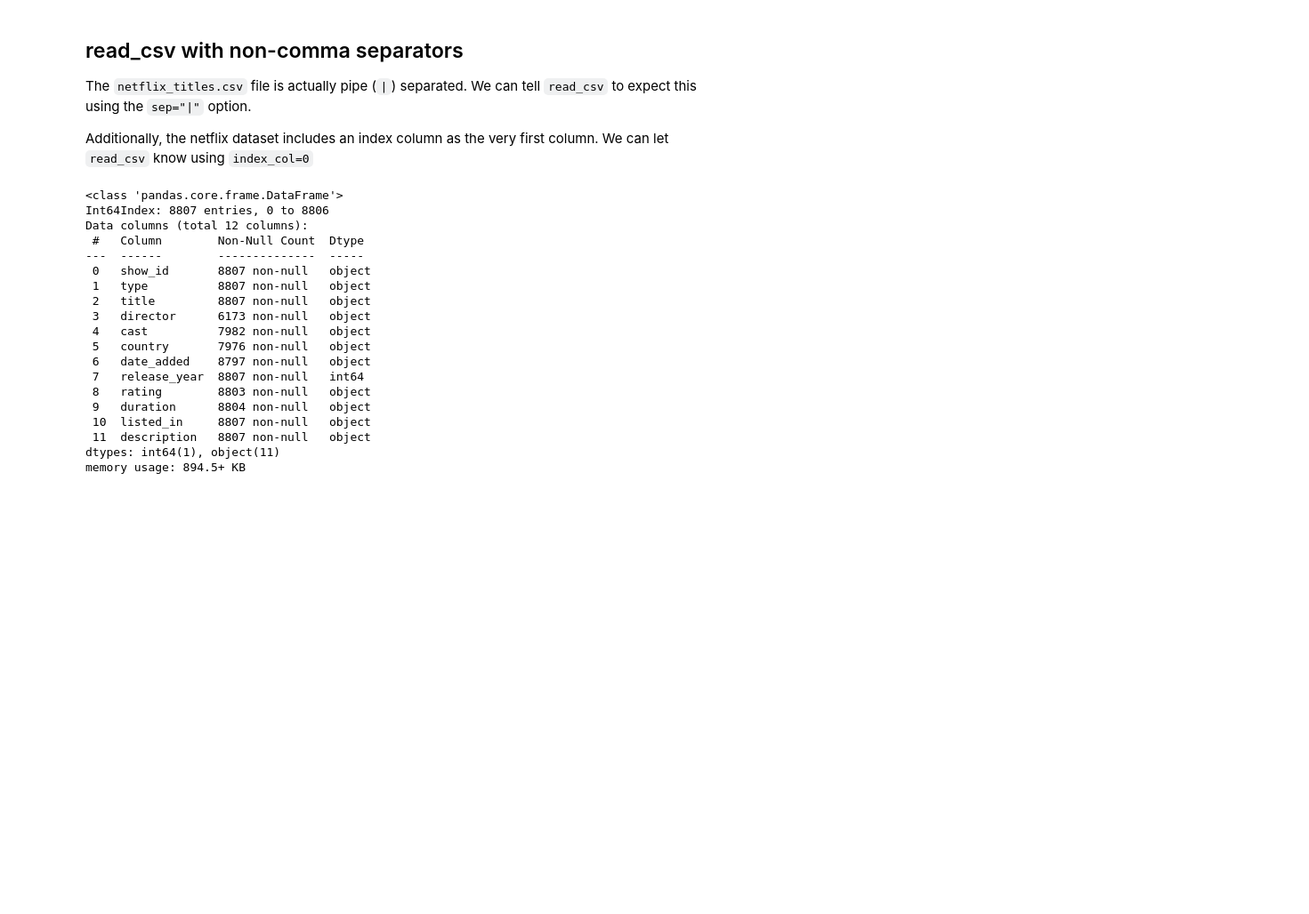
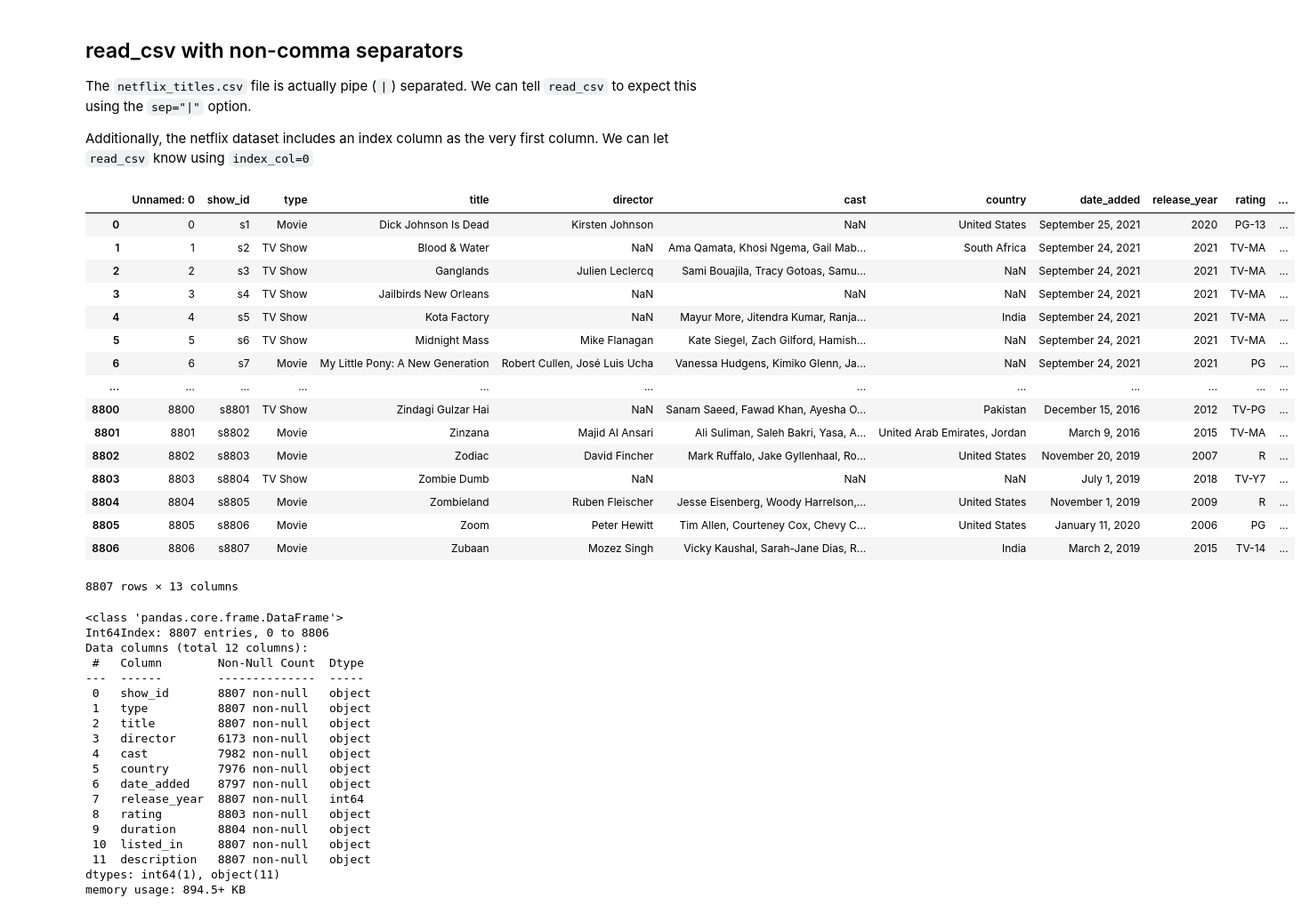
Before and after one commit to devmike-mjpstrategies/python_data_analysis, a Jupyter notebook: LESSONS/01_DataFrames_Intro.ipynb, the cells around one changed output. Shown: that part at 89% size. Saved outputs shown, nothing was run; the diff lists cells and outputs as text; code cells hidden in the pictures; blank space fills up the shorter version.

```diff
--- a/LESSONS/01_DataFrames_Intro.ipynb
+++ b/LESSONS/01_DataFrames_Intro.ipynb
@@ -329,7 +325,26 @@ The `netflix_titles.csv` file is actually pipe (`|`) separated.  We can tell `re
 
 Additionally, the netflix dataset includes an index column as the very first column.  We can let `read_csv` know using `index_col=0`
 # %%
-netflix = pd.read_csv("data/netflix_titles.csv", sep="|", index_col=0)
+netflix = pd.read_csv("../DATA/netflix_titles.csv", sep="|", index_col=0)
+netflix
+# %% [output]
+|  | Unnamed: 0 | show_id | type | title | director | cast | country | date_added | release_year | rating | ... |
+| 0 | 0 | s1 | Movie | Dick Johnson Is Dead | Kirsten Johnson | NaN | United States | September 25, 2021 | 2020 | PG-13 | ... |
+| 1 | 1 | s2 | TV Show | Blood & Water | NaN | Ama Qamata, Khosi Ngema, Gail Mab... | South Africa | September 24, 2021 | 2021 | TV-MA | ... |
+| 2 | 2 | s3 | TV Show | Ganglands | Julien Leclercq | Sami Bouajila, Tracy Gotoas, Samu... | NaN | September 24, 2021 | 2021 | TV-MA | ... |
+| 3 | 3 | s4 | TV Show | Jailbirds New Orleans | NaN | NaN | NaN | September 24, 2021 | 2021 | TV-MA | ... |
+| 4 | 4 | s5 | TV Show | Kota Factory | NaN | Mayur More, Jitendra Kumar, Ranja... | India | September 24, 2021 | 2021 | TV-MA | ... |
+| 5 | 5 | s6 | TV Show | Midnight Mass | Mike Flanagan | Kate Siegel, Zach Gilford, Hamish... | NaN | September 24, 2021 | 2021 | TV-MA | ... |
+| 6 | 6 | s7 | Movie | My Little Pony: A New Generation | Robert Cullen, José Luis Ucha | Vanessa Hudgens, Kimiko Glenn, Ja... | NaN | September 24, 2021 | 2021 | PG | ... |
+| ... | ... | ... | ... | ... | ... | ... | ... | ... | ... | ... | ... |
+| 8800 | 8800 | s8801 | TV Show | Zindagi Gulzar Hai | NaN | Sanam Saeed, Fawad Khan, Ayesha O... | Pakistan | December 15, 2016 | 2012 | TV-PG | ... |
+| 8801 | 8801 | s8802 | Movie | Zinzana | Majid Al Ansari | Ali Suliman, Saleh Bakri, Yasa, A... | United Arab Emirates, Jordan | March 9, 2016 | 2015 | TV-MA | ... |
+| 8802 | 8802 | s8803 | Movie | Zodiac | David Fincher | Mark Ruffalo, Jake Gyllenhaal, Ro... | United States | November 20, 2019 | 2007 | R | ... |
+| 8803 | 8803 | s8804 | TV Show | Zombie Dumb | NaN | NaN | NaN | July 1, 2019 | 2018 | TV-Y7 | ... |
+| 8804 | 8804 | s8805 | Movie | Zombieland | Ruben Fleischer | Jesse Eisenberg, Woody Harrelson,... | United States | November 1, 2019 | 2009 | R | ... |
+| 8805 | 8805 | s8806 | Movie | Zoom | Peter Hewitt | Tim Allen, Courteney Cox, Chevy C... | United States | January 11, 2020 | 2006 | PG | ... |
+| 8806 | 8806 | s8807 | Movie | Zubaan | Mozez Singh | Vicky Kaushal, Sarah-Jane Dias, R... | India | March 2, 2019 | 2015 | TV-14 | ... |
+8807 rows × 13 columns
 # %%
 netflix.info()
 # %% [output]
```
Also changed, not shown: parts of 4 cells of this notebook, 1 other file.
